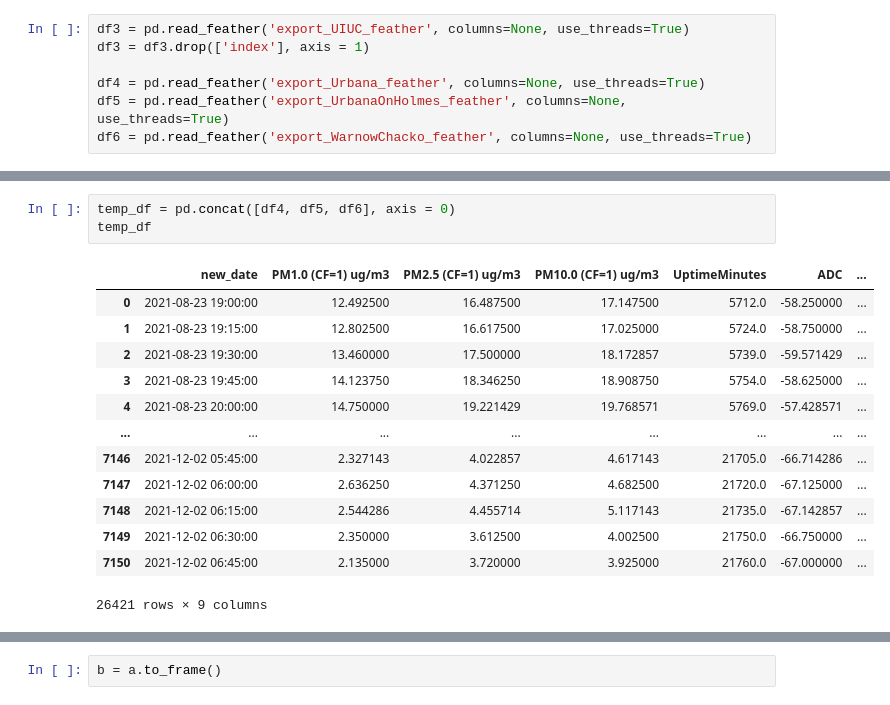
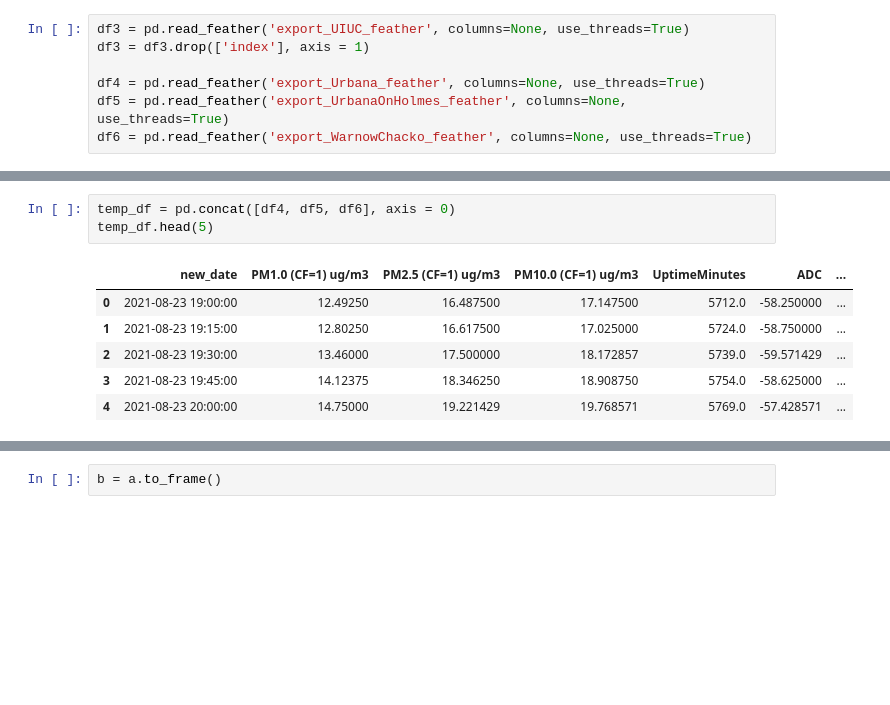
Before and after one commit to mihakim2/2021Fall_finals, a Jupyter notebook: correlations.ipynb, the cells around one changed output, grey strips where cells are left out. Cells and saved outputs as stored; diff of their text form; blank space fills up the shorter version.

```diff
--- a/correlations.ipynb
+++ b/correlations.ipynb
@@ -32,19 +23,12 @@ df3
 # %%
 temp_df = pd.concat([df4, df5, df6], axis = 0)
-temp_df
+temp_df.head(5)
 # %% [output]
 |  | new_date | PM1.0 (CF=1) ug/m3 | PM2.5 (CF=1) ug/m3 | PM10.0 (CF=1) ug/m3 | UptimeMinutes | ADC | ... |
-| 0 | 2021-08-23 19:00:00 | 12.492500 | 16.487500 | 17.147500 | 5712.0 | -58.250000 | ... |
-| 1 | 2021-08-23 19:15:00 | 12.802500 | 16.617500 | 17.025000 | 5724.0 | -58.750000 | ... |
-| 2 | 2021-08-23 19:30:00 | 13.460000 | 17.500000 | 18.172857 | 5739.0 | -59.571429 | ... |
-| 3 | 2021-08-23 19:45:00 | 14.123750 | 18.346250 | 18.908750 | 5754.0 | -58.625000 | ... |
-| 4 | 2021-08-23 20:00:00 | 14.750000 | 19.221429 | 19.768571 | 5769.0 | -57.428571 | ... |
-| ... | ... | ... | ... | ... | ... | ... | ... |
-| 7146 | 2021-12-02 05:45:00 | 2.327143 | 4.022857 | 4.617143 | 21705.0 | -66.714286 | ... |
-| 7147 | 2021-12-02 06:00:00 | 2.636250 | 4.371250 | 4.682500 | 21720.0 | -67.125000 | ... |
-| 7148 | 2021-12-02 06:15:00 | 2.544286 | 4.455714 | 5.117143 | 21735.0 | -67.142857 | ... |
-| 7149 | 2021-12-02 06:30:00 | 2.350000 | 3.612500 | 4.002500 | 21750.0 | -66.750000 | ... |
-| 7150 | 2021-12-02 06:45:00 | 2.135000 | 3.720000 | 3.925000 | 21760.0 | -67.000000 | ... |
+| 0 | 2021-08-23 19:00:00 | 12.49250 | 16.487500 | 17.147500 | 5712.0 | -58.250000 | ... |
+| 1 | 2021-08-23 19:15:00 | 12.80250 | 16.617500 | 17.025000 | 5724.0 | -58.750000 | ... |
+| 2 | 2021-08-23 19:30:00 | 13.46000 | 17.500000 | 18.172857 | 5739.0 | -59.571429 | ... |
+| 3 | 2021-08-23 19:45:00 | 14.12375 | 18.346250 | 18.908750 | 5754.0 | -58.625000 | ... |
+| 4 | 2021-08-23 20:00:00 | 14.75000 | 19.221429 | 19.768571 | 5769.0 | -57.428571 | ... |
-26421 rows × 9 columns
 # %%
 final_df = df3.merge(temp_df, on='new_date')
```
Also changed, not shown: parts of 14 cells of this notebook.
